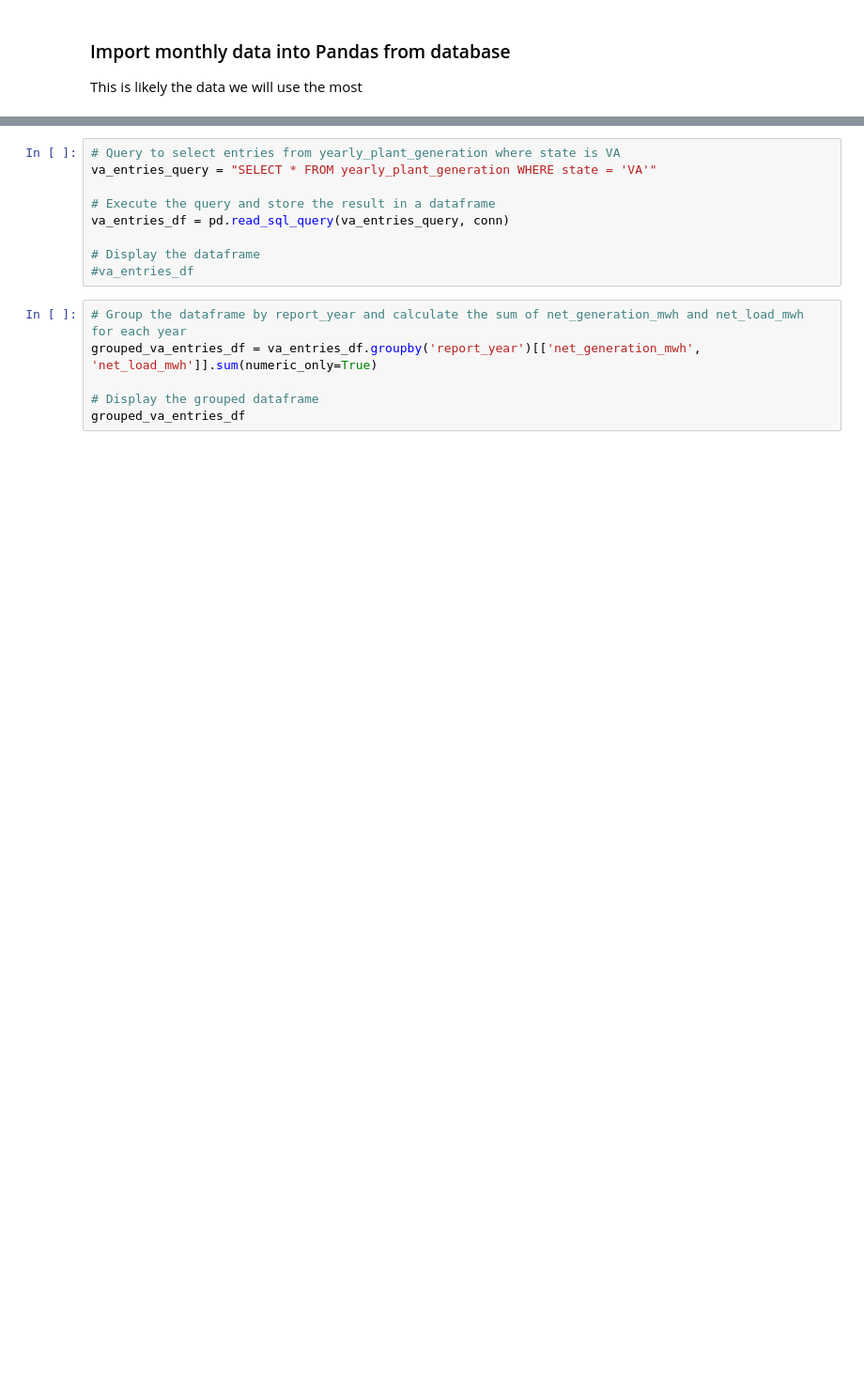
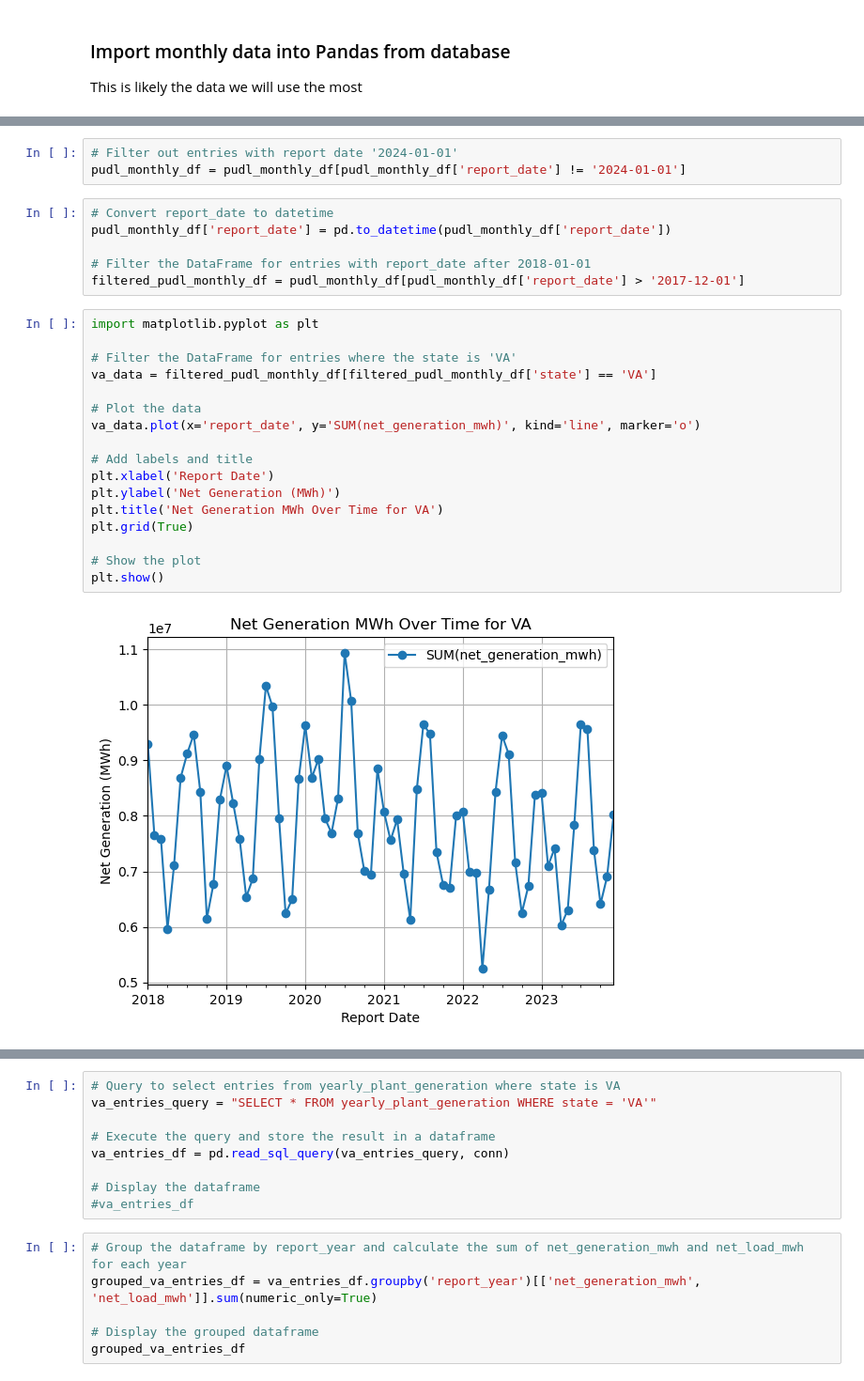
Before and after one commit to deryk96/energy-and-ai, a Jupyter notebook: Analysis.ipynb, the cells around one changed output, grey strips where cells are left out. Shown: that part at 94% size. Drawn from its saved outputs; the diff is of its cells as text; blank space fills up the shorter version.

```diff
--- a/Analysis.ipynb
+++ b/Analysis.ipynb
@@ -76,3 +54,31 @@ pudl_monthly_df.head()
+# %%
+# Filter out entries with report date '2024-01-01'
+pudl_monthly_df = pudl_monthly_df[pudl_monthly_df['report_date'] != '2024-01-01']
+# %%
+# Convert report_date to datetime
+pudl_monthly_df['report_date'] = pd.to_datetime(pudl_monthly_df['report_date'])
+
+# Filter the DataFrame for entries with report_date after 2018-01-01
+filtered_pudl_monthly_df = pudl_monthly_df[pudl_monthly_df['report_date'] > '2017-12-01']
+# %%
+import matplotlib.pyplot as plt
+
+# Filter the DataFrame for entries where the state is 'VA'
+va_data = filtered_pudl_monthly_df[filtered_pudl_monthly_df['state'] == 'VA']
+
+# Plot the data
+va_data.plot(x='report_date', y='SUM(net_generation_mwh)', kind='line', marker='o')
+
+# Add labels and title
+plt.xlabel('Report Date')
+plt.ylabel('Net Generation (MWh)')
+plt.title('Net Generation MWh Over Time for VA')
+plt.grid(True)
+
+# Show the plot
+plt.show()
+# %% [output]
+[figure, added]
 # %%
 # Different values for type of plant
 plant_types = pudl_yearly_df['plant_type'].unique()
```
Also changed, not shown: parts of 13 cells of this notebook.
